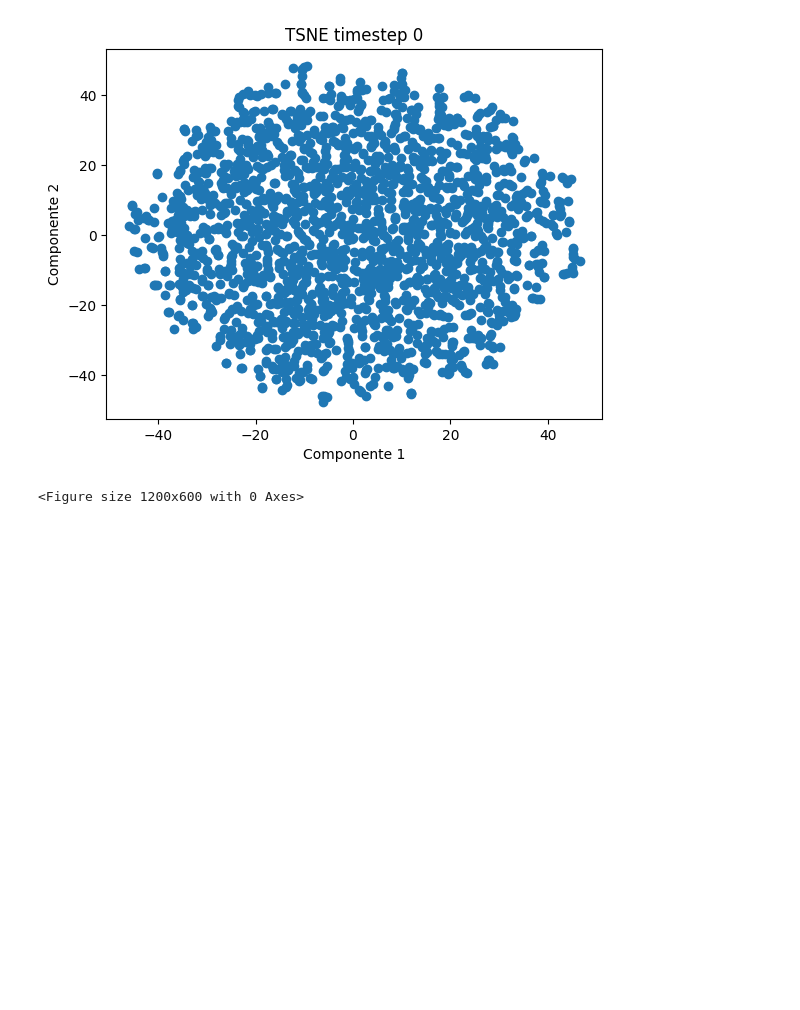
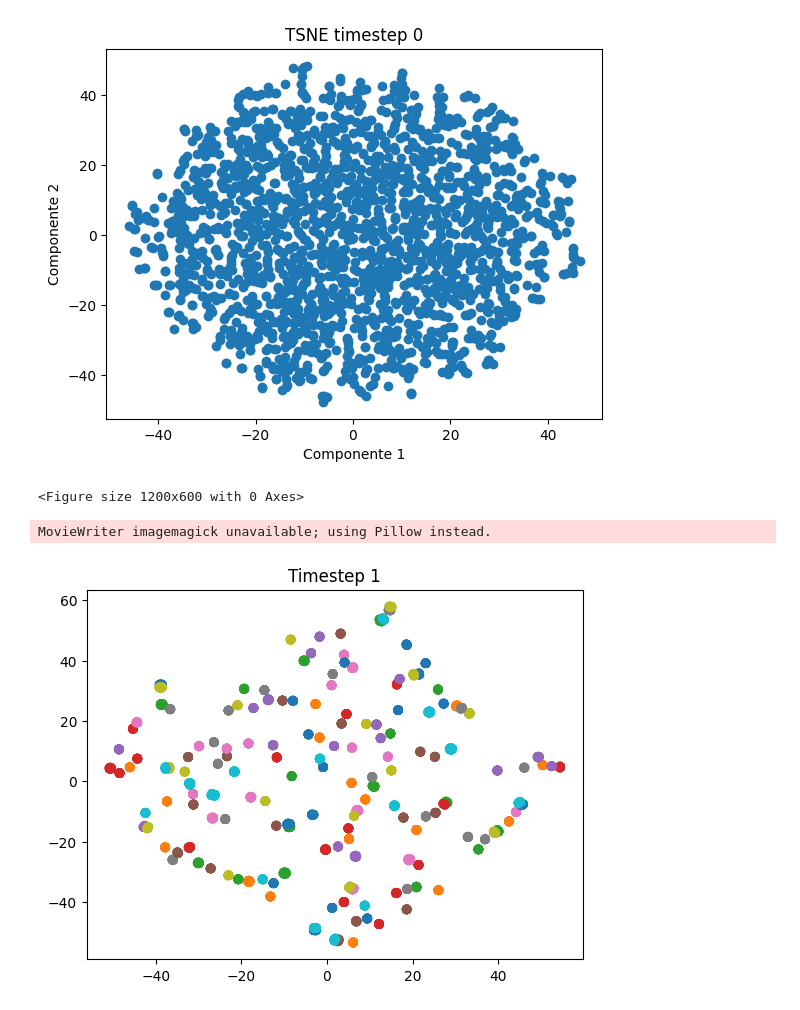
Before and after one commit to Gustavoaluiz/amns_pops, a Jupyter notebook: amns.ipynb, the cells around one changed output. Cells and saved outputs as stored; diff of their text form; code cells hidden in the pictures; blank space fills up the shorter version.

Commit message:
feat: adiciona agrupador e plot

```diff
--- a/amns.ipynb
+++ b/amns.ipynb
@@ -54,0 +101,32 @@ No data for colormapping provided via 'c'. Parameters 'cmap' will be ignored
+# %%
+import matplotlib.animation as animation
+
+
+def animate_clusters(data_per_timestep, save_as="clusters_animation.gif"):
+    fig, ax = plt.subplots()
+
+    def update_plot(timestep):
+        ax.clear()
+
+        species = data_per_timestep[timestep]['species']
+
+        # Executa o TSNE para o timestep atual
+        tsne = TSNE(n_components=2, random_state=42)
+        data_tsne = tsne.fit_transform(data_per_timestep[timestep].drop(columns=['species']))
+
+        # Scatter plot
+        ax.scatter(data_tsne[:, 0], data_tsne[:, 1], c=species, cmap='tab10')
+        ax.set_title(f'Timestep {timestep}')
+
+    # Configura a animação
+    ani = animation.FuncAnimation(fig, update_plot, frames=len(data_per_timestep), repeat=True)
+
+    # Salvar como GIF
+    ani.save(save_as, writer='imagemagick', fps=2)  # Pode salvar como mp4 também, trocando writer
+    plt.show()
+
+# Exemplo de uso
+animate_clusters([df1, df2])
+# %% [output]
+MovieWriter imagemagick unavailable; using Pillow instead.
+[figure, added]
```
Also changed, not shown: parts of 6 cells of this notebook, 1 other file.
